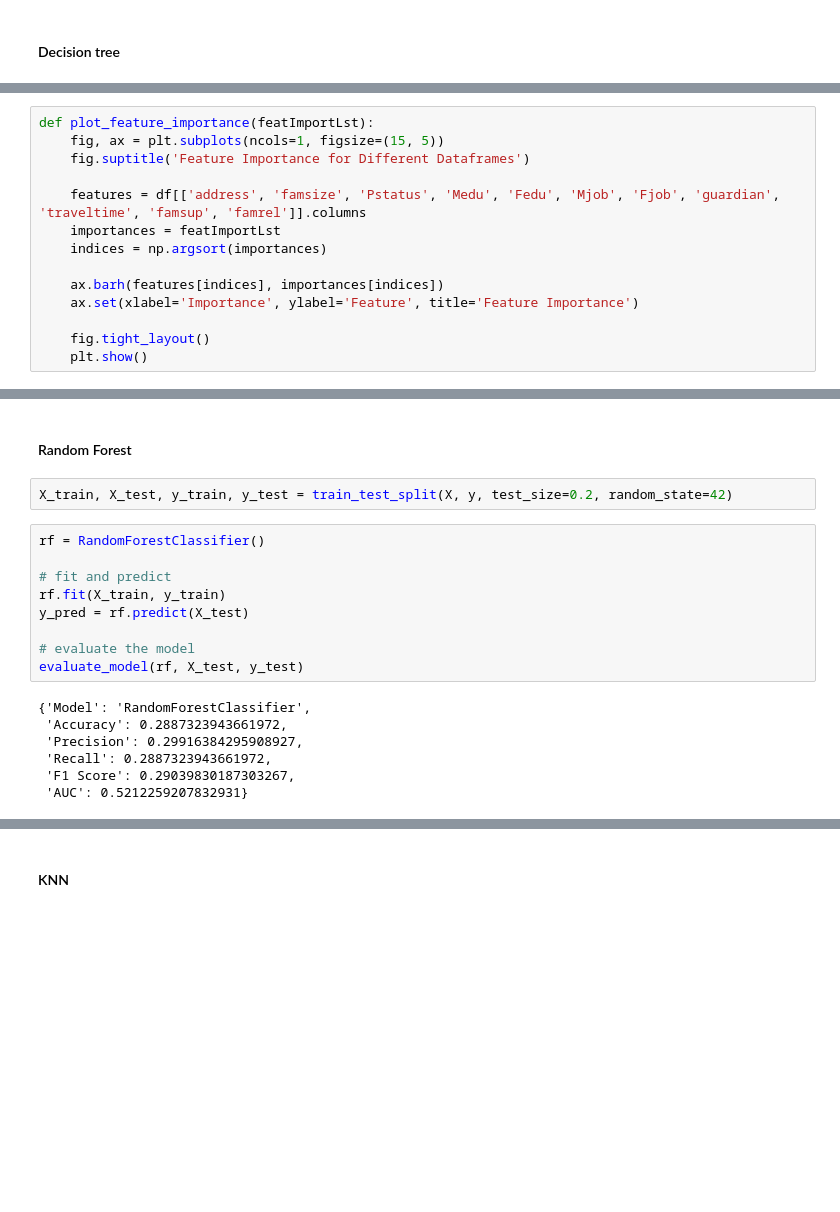
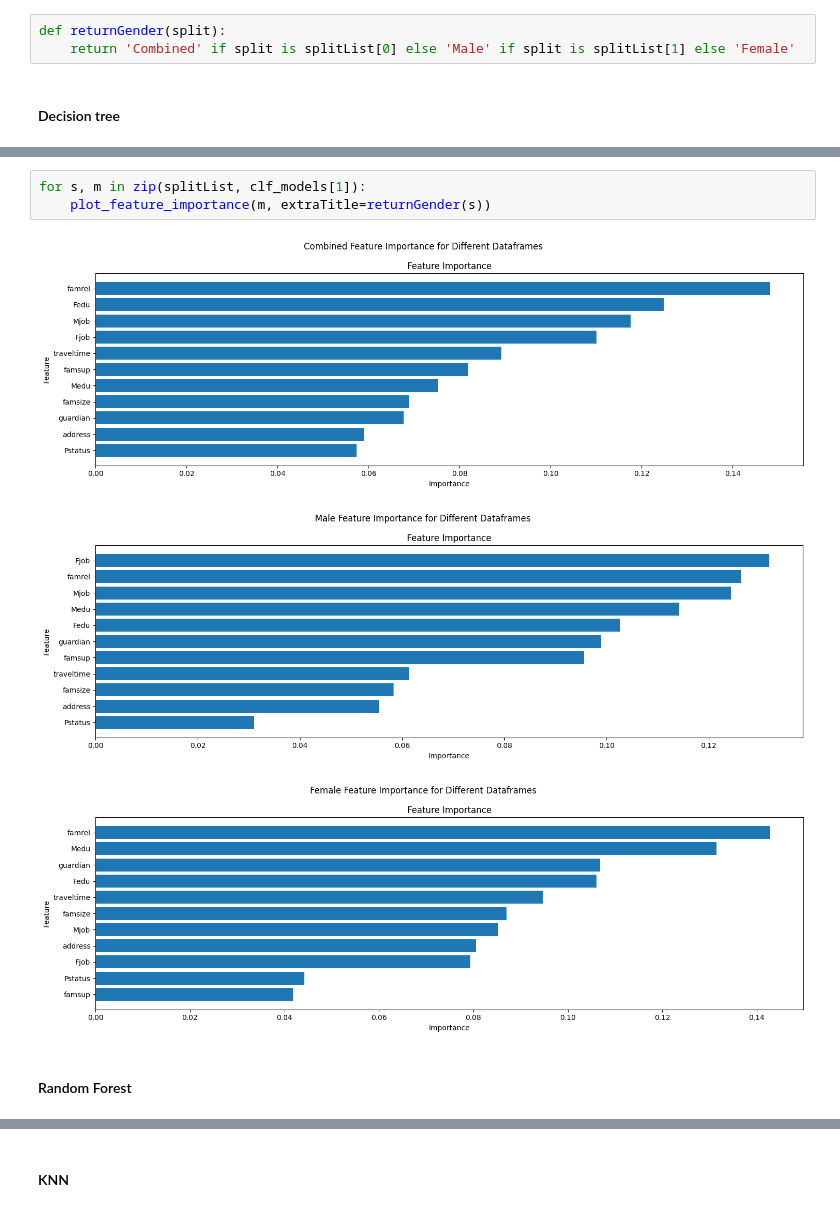
Before and after one commit to Alaa0129/datamining, a Jupyter notebook: Assignment 2/Modelling.ipynb, the cells around one changed output, grey strips where cells are left out. Drawn from its saved outputs; the diff is of its cells as text; blank space fills up the shorter version.

```diff
--- a/Assignment 2/Modelling.ipynb
+++ b/Assignment 2/Modelling.ipynb
@@ -64,2 +160,5 @@ X_resampled, y_resampled = resample(X_train, y_train, replace=True, n_samples=20
+# %%
+def returnGender(split):
+    return 'Combined' if split is splitList[0] else 'Male' if split is splitList[1] else 'Female'
 # %% [markdown]
 #### Decision tree
@@ -116,14 +197,0 @@ plt.show()
-# %%
-def plot_feature_importance(featImportLst):
-    fig, ax = plt.subplots(ncols=1, figsize=(15, 5))
-    fig.suptitle('Feature Importance for Different Dataframes')
-
-    features = df[['address', 'famsize', 'Pstatus', 'Medu', 'Fedu', 'Mjob', 'Fjob', 'guardian', 'traveltime', 'famsup', 'famrel']].columns
-    importances = featImportLst
-    indices = np.argsort(importances)
-
-    ax.barh(features[indices], importances[indices])
-    ax.set(xlabel='Importance', ylabel='Feature', title='Feature Importance')
-
-    fig.tight_layout()
-    plt.show()
@@ -134,20 +198,9 @@ plot_feature_importance(clf.feature_importances_)
+# %%
+for s, m in zip(splitList, clf_models[1]):
+    plot_feature_importance(m, extraTitle=returnGender(s))
+# %% [output]
+[figure, added]
+[figure, added]
+[figure, added]
 # %% [markdown]
 #### Random Forest
-# %%
-X_train, X_test, y_train, y_test = train_test_split(X, y, test_size=0.2, random_state=42)
-# %%
-rf = RandomForestClassifier()
-
-# fit and predict
-rf.fit(X_train, y_train)
-y_pred = rf.predict(X_test)
-
-# evaluate the model
-evaluate_model(rf, X_test, y_test)
-# %% [output]
-{'Model': 'RandomForestClassifier',
- 'Accuracy': 0.2887323943661972,
- 'Precision': 0.29916384295908927,
- 'Recall': 0.2887323943661972,
- 'F1 Score': 0.29039830187303267,
- 'AUC': 0.5212259207832931}
```
Also changed, not shown: parts of 32 cells of this notebook.
